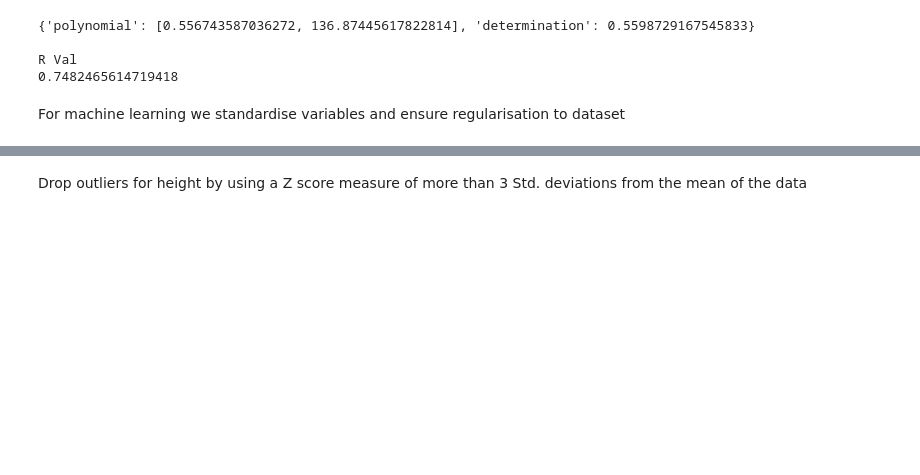
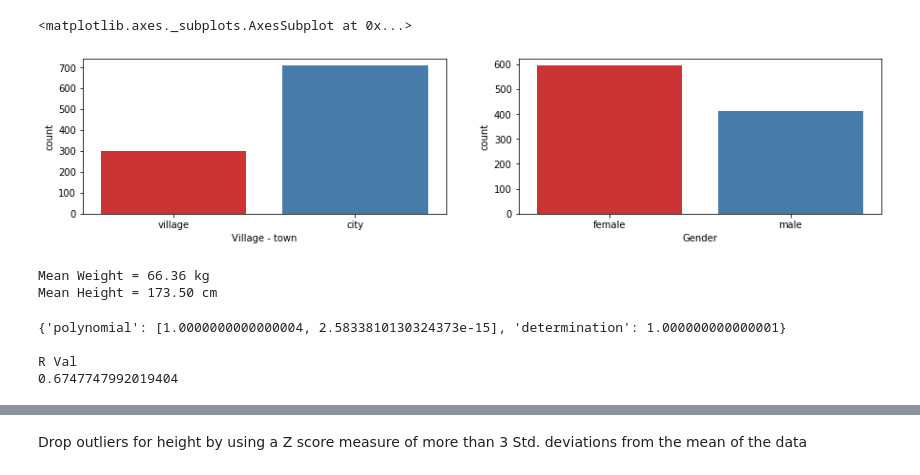
Before and after one commit to jaimindp/Kaggle, a Jupyter notebook: young-people-survey/Kaggle young people survey analysis.ipynb, the cells around one changed output, grey strips where cells are left out. Cells and saved outputs as stored; diff of their text form; code cells hidden in the pictures; blank space fills up the shorter version.

```diff
--- a/young-people-survey/Kaggle young people survey analysis.ipynb
+++ b/young-people-survey/Kaggle young people survey analysis.ipynb
@@ -121,13 +199,33 @@ Text(0, 0.5, 'Height')
+# %%
+# Seeing the proportion of male to female respondents and whether respondents live in a village or city
+plt.figure(figsize = (15,3))
+plt.subplot(1,2,1)
+sns.countplot(clean['Village - town'], palette = "Set1")
+
+plt.subplot(1,2,2)
+sns.countplot(clean['Gender'], palette = "Set1")
+# %% [output]
+<matplotlib.axes._subplots.AxesSubplot at 0x...>
+[figure, added]
+# %%
+# Looking at weight and height of respondents
+weight = clean['Weight'].mean()
+height = clean['Height'].mean()
+
+print('Mean Weight = %.2f kg' % weight)
+print('Mean Height = %.2f cm' % height)
+# %% [output]
+Mean Weight = 66.36 kg
+Mean Height = 173.50 cm
 # %%
-print(polyfit(df[variable_1],df[variable_2],1))
+# Using scipy.stats to get a measure of correlation coefficient r between weight and height
 
-slope, intercept, r_value, p_value, std_err = scipy.stats.linregress(df[variable_1],df[variable_2])
+print(polyfit(clean['Weight'],clean['Weight'],1))
+slope, intercept, r_value, p_value, std_err = scipy.stats.linregress(clean['Weight'],clean['Height'])
 print('\nR Val')
 print(r_value)
 # %% [output]
-{'polynomial': [0.556743587036272, 136.87445617822814], 'determination': 0.5598729167545833}
+{'polynomial': [1.0000000000000004, 2.5833810130324373e-15], 'determination': 1.000000000000001}
 
 R Val
-0.7482465614719418
+0.6747747992019404
-# %% [markdown]
-For machine learning we standardise variables and ensure regularisation to dataset
```
Also changed, not shown: parts of 87 cells of this notebook, 3 other files.
